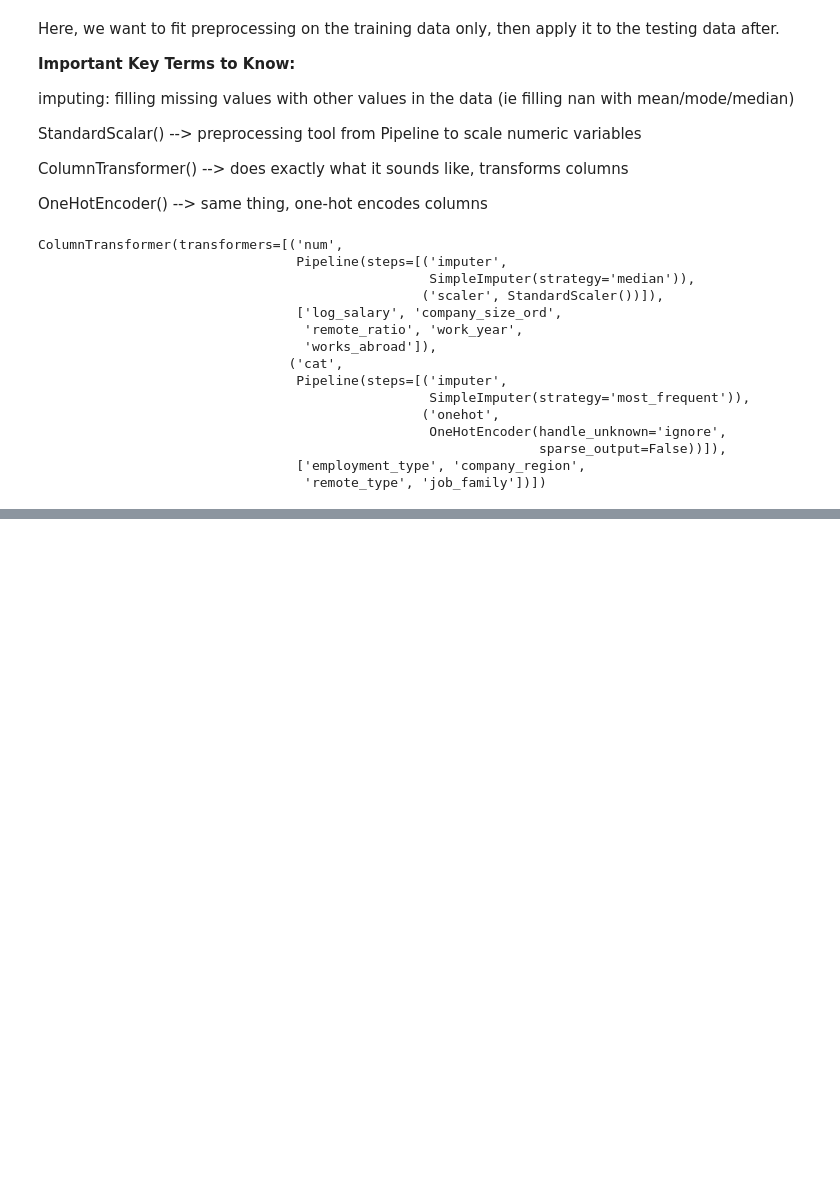
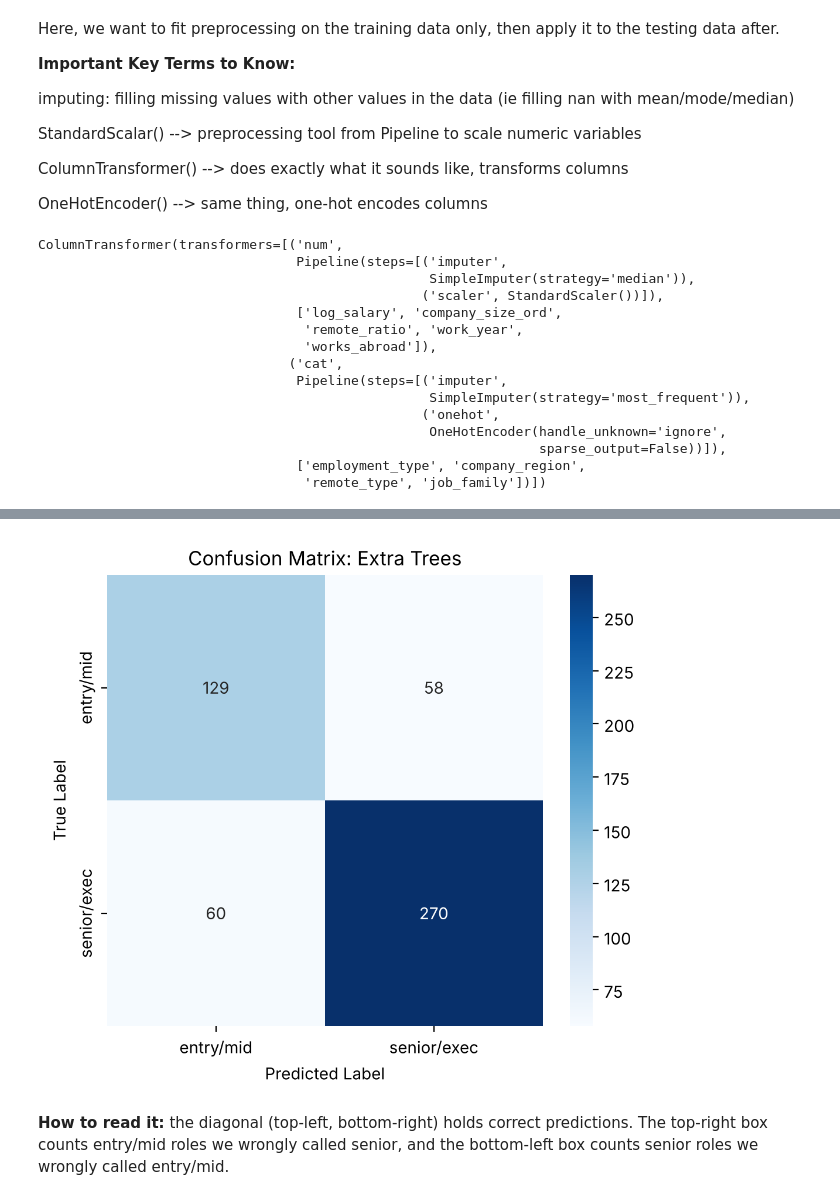
Before and after one commit to apalicepark/TCG_DSML_PRIMER, a Jupyter notebook: TCG_ML_PRIMER.ipynb, the cells around one changed output, grey strips where cells are left out. Drawn from its saved outputs; the diff is of its cells as text; code cells hidden in the pictures; blank space fills up the shorter version.

```diff
--- a/TCG_ML_PRIMER.ipynb
+++ b/TCG_ML_PRIMER.ipynb
@@ -847,21 +713,0 @@ One train/test split can be lucky or unlucky. Cross-validation trains and evalua
-# %%
-cv = StratifiedKFold(n_splits=5, shuffle=True, random_state=RANDOM_STATE)
-
-cv_results = []
-
-for name, model in models.items():
-    pipe = Pipeline(steps=[
-        ("preprocessor", preprocessor),
-        ("model", model)
-    ])
-
-    scores = cross_val_score(pipe, X, y, cv=cv, scoring="accuracy", n_jobs=-1)
-
-    cv_results.append({
-        "model": name,
-        "mean_cv_accuracy": scores.mean(),
-        "std_cv_accuracy": scores.std()
-    })
-
-cv_results_df = pd.DataFrame(cv_results).sort_values("mean_cv_accuracy", ascending=False)
-cv_results_df
@@ -1000,0 +843,9 @@ By this point you would have completed the entire ML process end-to-end! At this
+# %%
+class_names = ["entry/mid", "senior/exec"]
+test_preds = best_model.predict(X_test)
+
+print("Test balanced accuracy:", round(balanced_accuracy_score(y_test, test_preds), 3))
+print("Test accuracy:         ", round(accuracy_score(y_test, test_preds), 3))
+print()
+print("Classification report:")
+print(classification_report(y_test, test_preds, target_names=class_names))
@@ -1000,0 +865,13 @@ By this point you would have completed the entire ML process end-to-end! At this
+# %%
+cm = confusion_matrix(y_test, test_preds)
+
+plt.figure(figsize=(6, 5))
+sns.heatmap(cm, annot=True, fmt="d", cmap="Blues", xticklabels=class_names, yticklabels=class_names)
+plt.title(f"Confusion Matrix: {best_model_name}")
+plt.xlabel("Predicted Label")
+plt.ylabel("True Label")
+plt.show()
+# %% [output]
+[figure, added]
+# %% [markdown]
+**How to read it:** the diagonal (top-left, bottom-right) holds correct predictions. The top-right box counts entry/mid roles we wrongly called senior, and the bottom-left box counts senior roles we wrongly called entry/mid.
```
Also changed, not shown: parts of 57 cells of this notebook.
